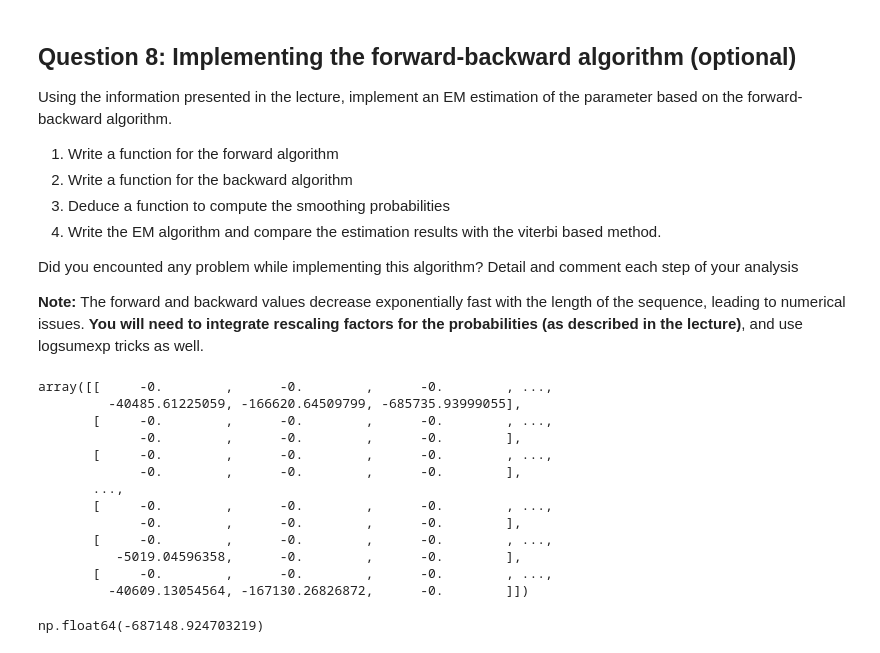
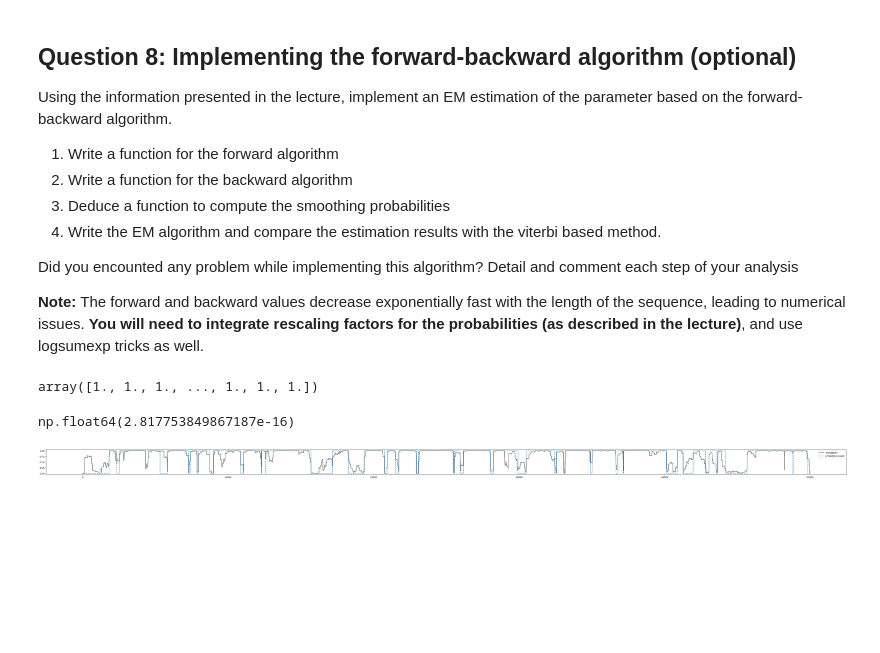
Before and after one commit to Jynns/AppliedPML_GroupA, a Jupyter notebook: assignement-geneprediction/HMM_Gene_prediction.ipynb, the cells around one changed output. Cells and saved outputs as stored; diff of their text form; code cells hidden in the pictures; blank space fills up the shorter version.

Commit message:
forwad backward finished

```diff
--- a/assignement-geneprediction/HMM_Gene_prediction.ipynb
+++ b/assignement-geneprediction/HMM_Gene_prediction.ipynb
@@ -795,22 +795,26 @@ forward_pass = compute_forward_matrix(genome_test,pi3,A3,B3)
 # %%
 resulting_probs = np.multiply(forward_pass, backward_pass)
 # %%
-resulting_probs
+resulting_probs = forward_pass + backward_pass
-# %% [output]
-array([[     -0.        ,      -0.        ,      -0.        , ...,
-         -40485.61225059, -166620.64509799, -685735.93999055],
-       [     -0.        ,      -0.        ,      -0.        , ...,
-             -0.        ,      -0.        ,      -0.        ],
-       [     -0.        ,      -0.        ,      -0.        , ...,
-             -0.        ,      -0.        ,      -0.        ],
-       ...,
-       [     -0.        ,      -0.        ,      -0.        , ...,
-             -0.        ,      -0.        ,      -0.        ],
-       [     -0.        ,      -0.        ,      -0.        , ...,
-          -5019.04596358,      -0.        ,      -0.        ],
-       [     -0.        ,      -0.        ,      -0.        , ...,
-         -40609.13054564, -167130.26826872,      -0.        ]])
-# %%
-forward_pass.min()
-# %% [output]
-np.float64(-687148.924703219)
+# %%
+sums = logsumexp(resulting_probs, axis=0)
+normalized_probs = resulting_probs - sums
+# %%
+np.exp(normalized_probs)
+# %% [output]
+array([1., 1., 1., ..., 1., 1., 1.])
+# %%
+1- np.exp(normalized_probs[0,:])
+# %% [output]
+np.float64(2.817753849867187e-16)
+# %%
+subindex = 50000
+output = 1- np.exp(normalized_probs[0,:])
+fig, ax = plt.subplots(figsize=(64,2))
+ax.plot(output[:subindex], label="annotation", lw=3, color="black", alpha=.4)
+ax.plot(reduced_predicted_states2[:subindex], label="prediction model", ls="--")
+
+plt.legend(loc="best")
+plt.show()
+# %% [output]
+[figure, added]
```
Also changed, not shown: 2 other files.
